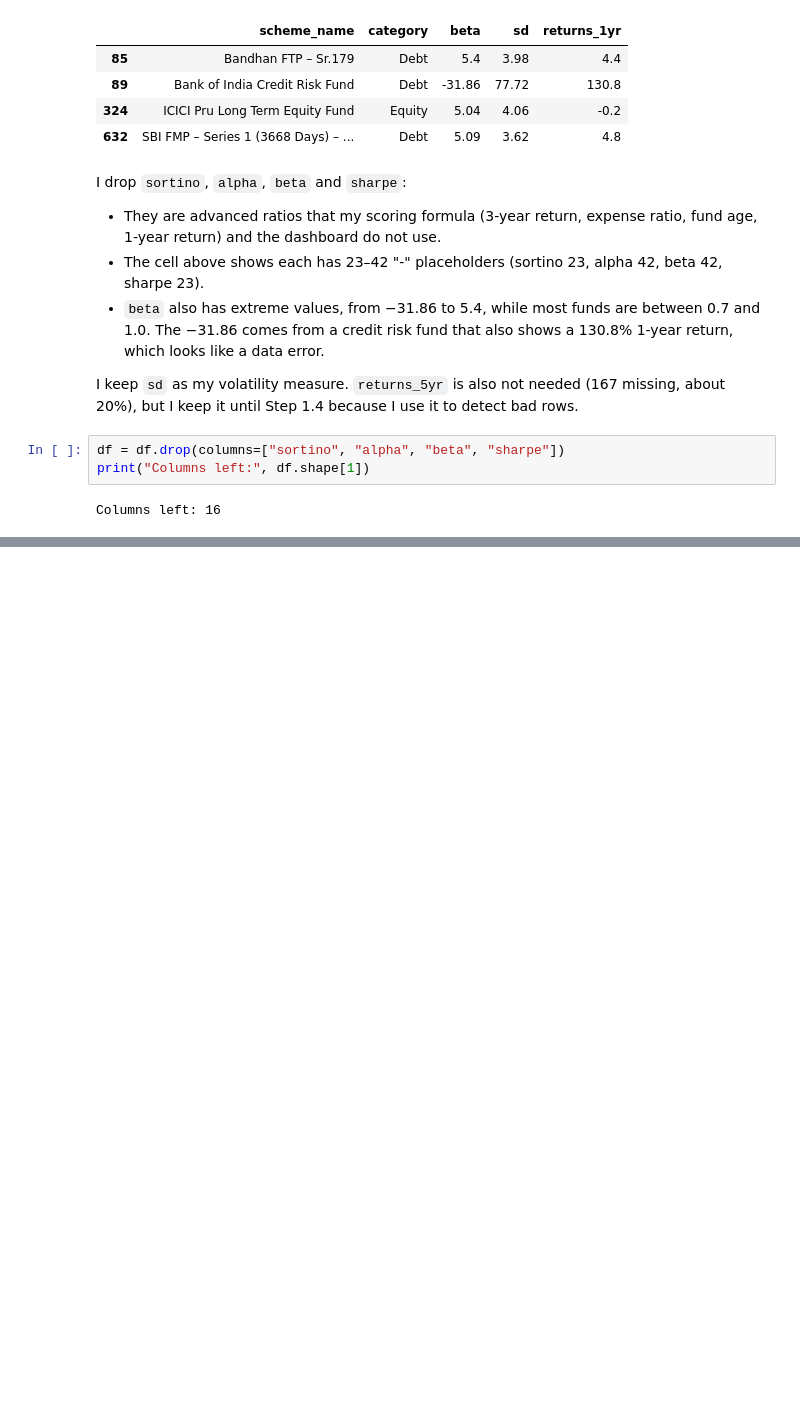
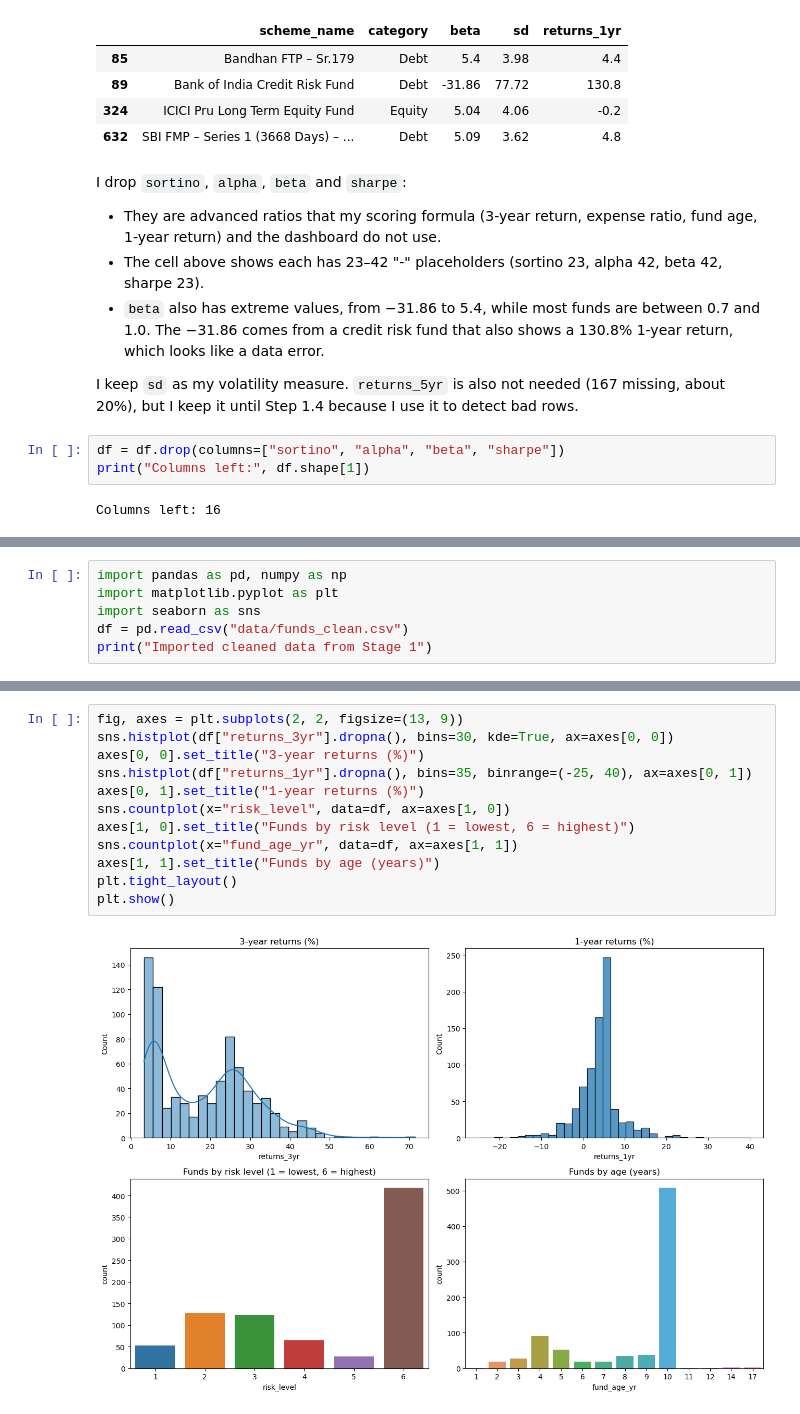
Before and after one commit to stutigoyal8999/Coorix_Internship_Business-Analytics, a Jupyter notebook: Mutual Fund Analysis/notebook/Mutual Fund Analysis.ipynb, the cells around one changed output, grey strips where cells are left out. Cells and saved outputs as stored; diff of their text form; blank space fills up the shorter version.

```diff
--- a/Mutual Fund Analysis/notebook/Mutual Fund Analysis.ipynb
+++ b/Mutual Fund Analysis/notebook/Mutual Fund Analysis.ipynb
@@ -218,0 +221,6 @@ Rankable funds: 777
+# %%
+import pandas as pd, numpy as np
+import matplotlib.pyplot as plt
+import seaborn as sns
+df = pd.read_csv("data/funds_clean.csv")
+print("Imported cleaned data from Stage 1")
@@ -218,0 +263,14 @@ Rankable funds: 777
+# %%
+fig, axes = plt.subplots(2, 2, figsize=(13, 9))
+sns.histplot(df["returns_3yr"].dropna(), bins=30, kde=True, ax=axes[0, 0])
+axes[0, 0].set_title("3-year returns (%)")
+sns.histplot(df["returns_1yr"].dropna(), bins=35, binrange=(-25, 40), ax=axes[0, 1])
+axes[0, 1].set_title("1-year returns (%)")
+sns.countplot(x="risk_level", data=df, ax=axes[1, 0])
+axes[1, 0].set_title("Funds by risk level (1 = lowest, 6 = highest)")
+sns.countplot(x="fund_age_yr", data=df, ax=axes[1, 1])
+axes[1, 1].set_title("Funds by age (years)")
+plt.tight_layout()
+plt.show()
+# %% [output]
+[figure, added]
```
Also changed, not shown: parts of 28 cells of this notebook.
